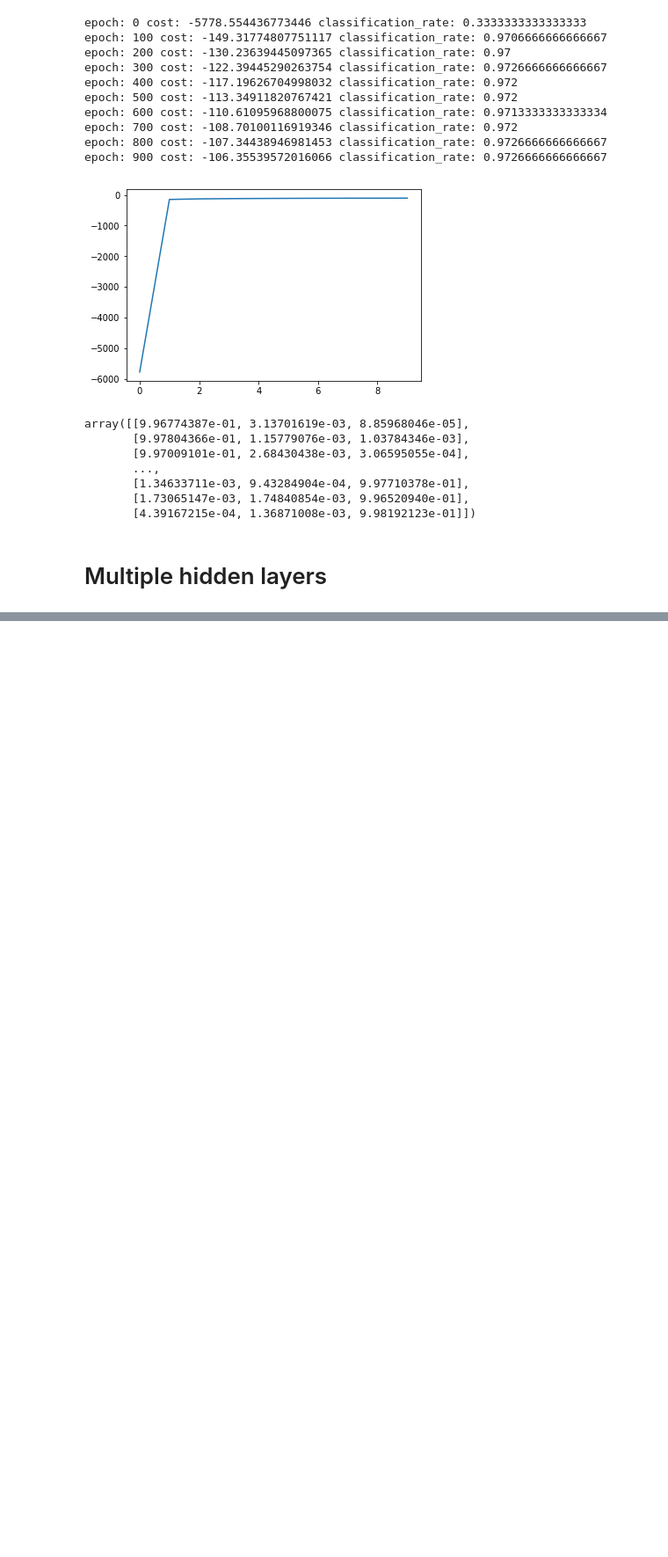
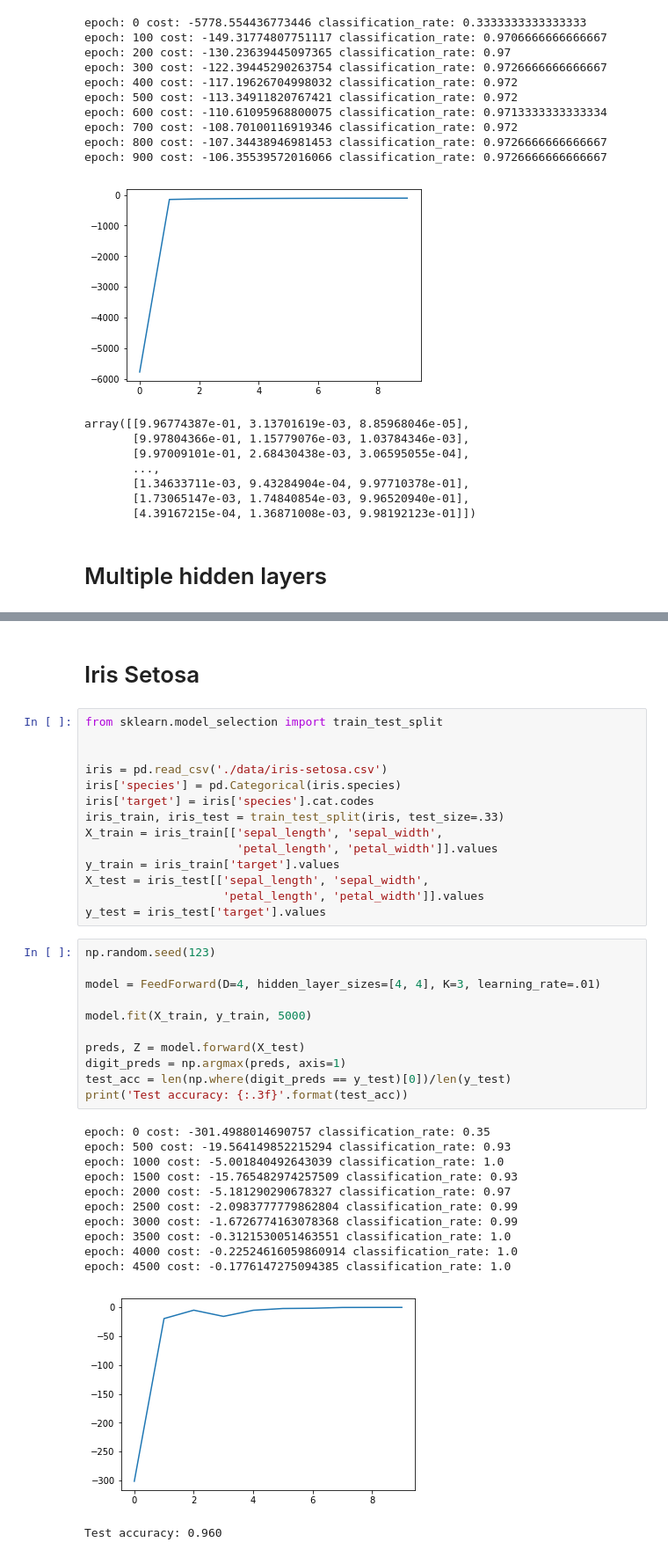
Before and after one commit to jackblandin/research, a Jupyter notebook: experiments/nn/feed-forward.ipynb, the cells around one changed output, grey strips where cells are left out. Shown at 88% size. Cells and saved outputs as stored; diff of their text form; blank space fills up the shorter version.

```diff
--- a/experiments/nn/feed-forward.ipynb
+++ b/experiments/nn/feed-forward.ipynb
@@ -779,0 +873,40 @@ epoch: 900 cost: -92.98506092835812 classification_rate: 0.9793333333333333
+# %% [markdown]
+# Iris Setosa
+# %%
+from sklearn.model_selection import train_test_split
+
+
+iris = pd.read_csv('./data/iris-setosa.csv')
+iris['species'] = pd.Categorical(iris.species)
+iris['target'] = iris['species'].cat.codes
+iris_train, iris_test = train_test_split(iris, test_size=.33)
+X_train = iris_train[['sepal_length', 'sepal_width',
+                      'petal_length', 'petal_width']].values
+y_train = iris_train['target'].values
+X_test = iris_test[['sepal_length', 'sepal_width',
+                    'petal_length', 'petal_width']].values
+y_test = iris_test['target'].values
+# %%
+np.random.seed(123)
+
+model = FeedForward(D=4, hidden_layer_sizes=[4, 4], K=3, learning_rate=.01)
+
+model.fit(X_train, y_train, 5000)
+
+preds, Z = model.forward(X_test)
+digit_preds = np.argmax(preds, axis=1)
+test_acc = len(np.where(digit_preds == y_test)[0])/len(y_test)
+print('Test accuracy: {:.3f}'.format(test_acc))
+# %% [output]
+epoch: 0 cost: -301.4988014690757 classification_rate: 0.35
+epoch: 500 cost: -19.564149852215294 classification_rate: 0.93
+epoch: 1000 cost: -5.001840492643039 classification_rate: 1.0
+epoch: 1500 cost: -15.765482974257509 classification_rate: 0.93
+epoch: 2000 cost: -5.181290290678327 classification_rate: 0.97
+epoch: 2500 cost: -2.0983777779862804 classification_rate: 0.99
+epoch: 3000 cost: -1.6726774163078368 classification_rate: 0.99
+epoch: 3500 cost: -0.3121530051463551 classification_rate: 1.0
+epoch: 4000 cost: -0.22524616059860914 classification_rate: 1.0
+epoch: 4500 cost: -0.1776147275094385 classification_rate: 1.0
+[figure, added]
+Test accuracy: 0.960
```
Also changed, not shown: parts of 12 cells of this notebook, 1 other file.
